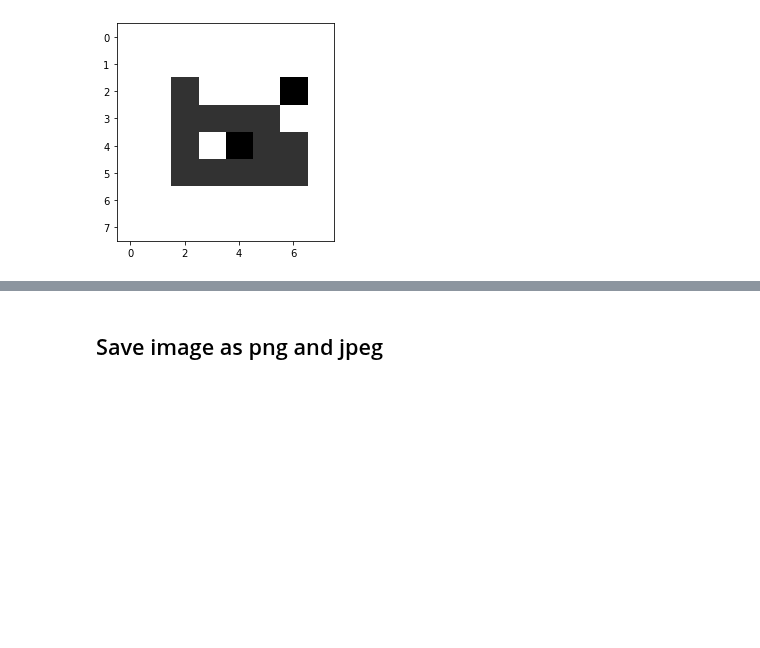
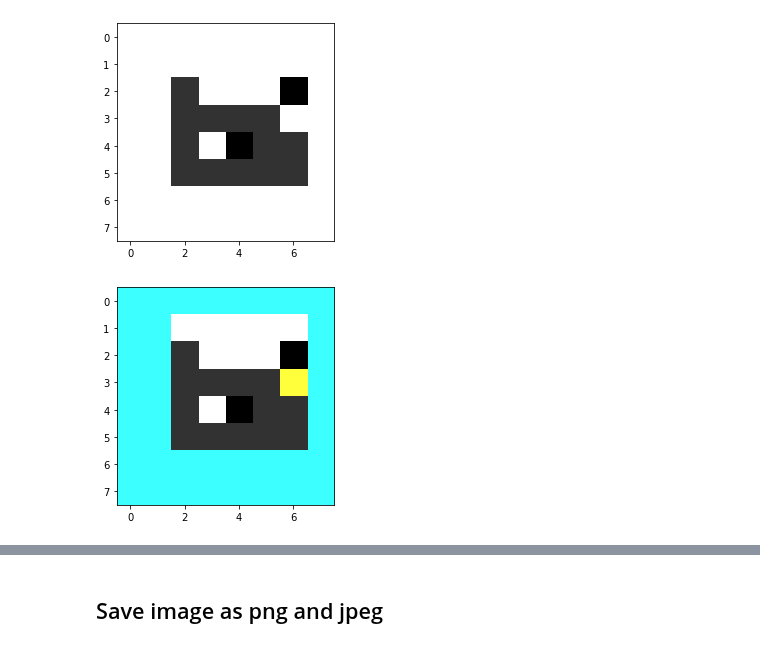
Before and after one commit to d22fish/cvImgCompression, a Jupyter notebook: funcCompress.ipynb, the cells around one changed output, grey strips where cells are left out. Cells and saved outputs as stored; diff of their text form; code cells hidden in the pictures; blank space fills up the shorter version.

```diff
--- a/funcCompress.ipynb
+++ b/funcCompress.ipynb
@@ -233,3 +188,71 @@ plt.imshow(img1[...,::-1])
 plt.show()
 # %% [output]
 [figure]
+# %%
+img2 = pics[-2].astype('uint8')
+img2[2][2] = 50
+#img1[2][3] = 50
+#img1[2][4] = 0
+#img1[2][5] = 0
+img2[2][6] = 0
+img2[3][2] = 50
+img2[3][3] = 50
+img2[3][4] = 50
+img2[3][5] = 50
+#img1[3][6] = 0
+img2[4][2] = 50
+#img1[4][3] = 0
+img2[4][4] = 0
+img2[4][5] = 50
+img2[4][6] = 50
+img2[5][2] = 50
+img2[5][3] = 50
+img2[5][4] = 50
+img2[5][5] = 50
+img2[5][6] = 50
+
+img2[0][0] = [255,255,60]
+img2[0][1] = [255,255,60]
+img2[0][2] = [255,255,60]
+img2[0][3] = [255,255,60]
+img2[0][4] = [255,255,60]
+img2[0][5] = [255,255,60]
+img2[0][6] = [255,255,60]
+img2[0][7] = [255,255,60]
+img2[7][0] = [255,255,60]
+img2[7][1] = [255,255,60]
+img2[7][2] = [255,255,60]
+img2[7][3] = [255,255,60]
+img2[7][4] = [255,255,60]
+img2[7][5] = [255,255,60]
+img2[7][6] = [255,255,60]
+img2[7][7] = [255,255,60]
+img2[1][0] = [255,255,60]
+img2[2][0] = [255,255,60]
+img2[3][0] = [255,255,60]
+img2[4][0] = [255,255,60]
+img2[5][0] = [255,255,60]
+img2[6][0] = [255,255,60]
+img2[1][7] = [255,255,60]
+img2[2][7] = [255,255,60]
+img2[3][7] = [255,255,60]
+img2[4][7] = [255,255,60]
+img2[5][7] = [255,255,60]
+img2[6][7] = [255,255,60]
+img2[1][1] = [255,255,60]
+img2[2][1] = [255,255,60]
+img2[3][1] = [255,255,60]
+img2[4][1] = [255,255,60]
+img2[5][1] = [255,255,60]
+img2[6][1] = [255,255,60]
+img2[6][2] = [255,255,60]
+img2[6][3] = [255,255,60]
+img2[6][4] = [255,255,60]
+img2[6][5] = [255,255,60]
+img2[6][6] = [255,255,60]
+img2[6][7] = [255,255,60]
+img2[3][6] = [60,255,255]
+plt.imshow(img2[...,::-1])
+plt.show()
+# %% [output]
+[figure, added]
```
Also changed, not shown: parts of 23 cells of this notebook.
